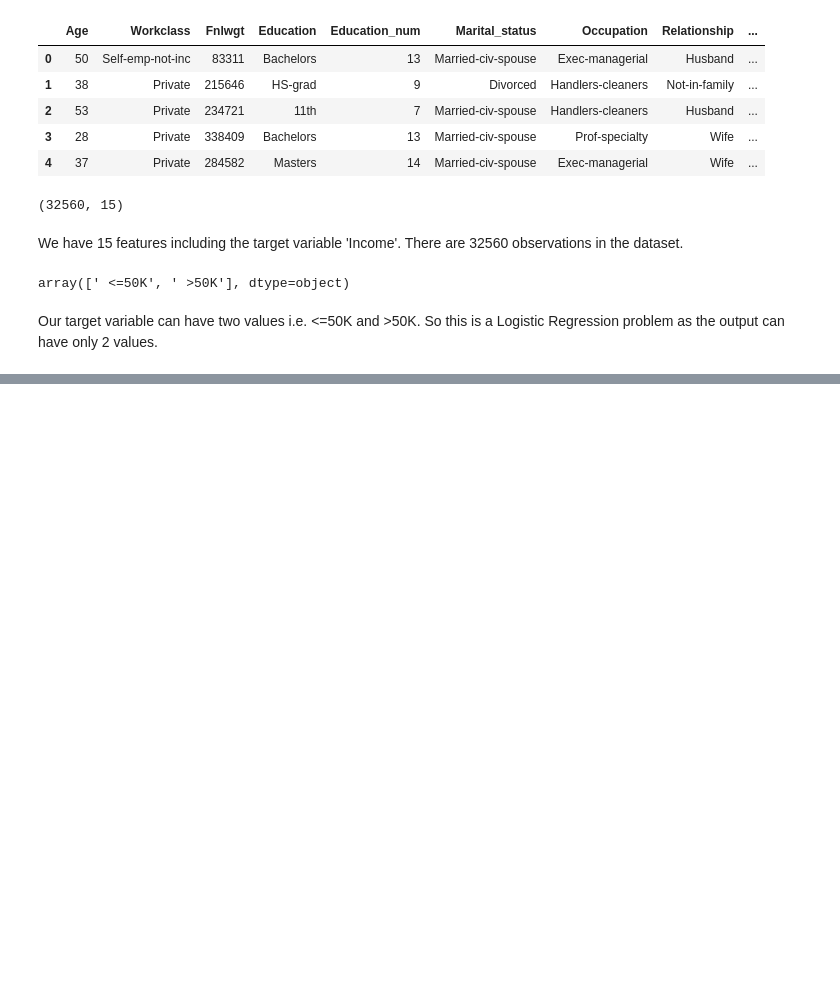
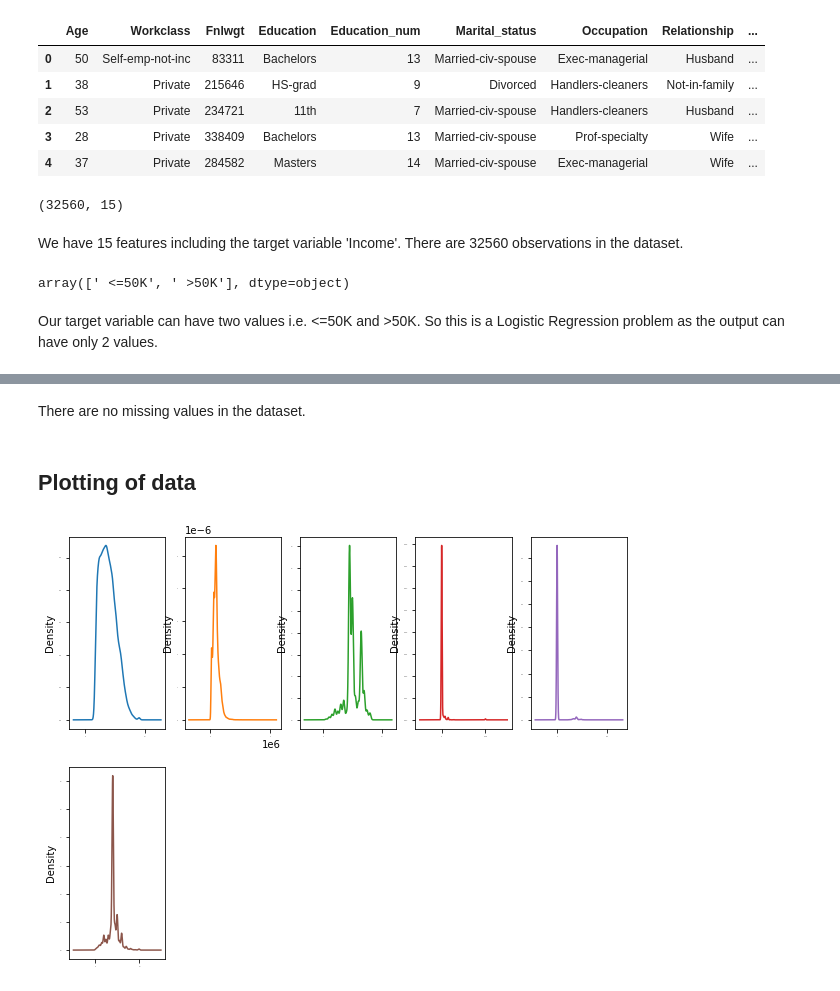
Before and after one commit to Saloni458/Evaluation-Projects, a Jupyter notebook: Census Income Project - Saloni.ipynb, the cells around one changed output, grey strips where cells are left out. Drawn from its saved outputs; the diff is of its cells as text; code cells hidden in the pictures; blank space fills up the shorter version.

```diff
--- a/Census Income Project - Saloni.ipynb
+++ b/Census Income Project - Saloni.ipynb
@@ -50,0 +121,9 @@ Our target variable can have two values i.e. <=50K and >50K. So this is a Logist
+# %% [markdown]
+There are no missing values in the dataset.
+# %% [markdown]
+## Plotting of data
+# %%
+df.plot(kind='density',subplots=True,layout=(3,5),sharex=False, legend=False, fontsize=1,figsize=(10,12))
+plt.show()
+# %% [output]
+[figure, added]
```
Also changed, not shown: parts of 81 cells of this notebook.
